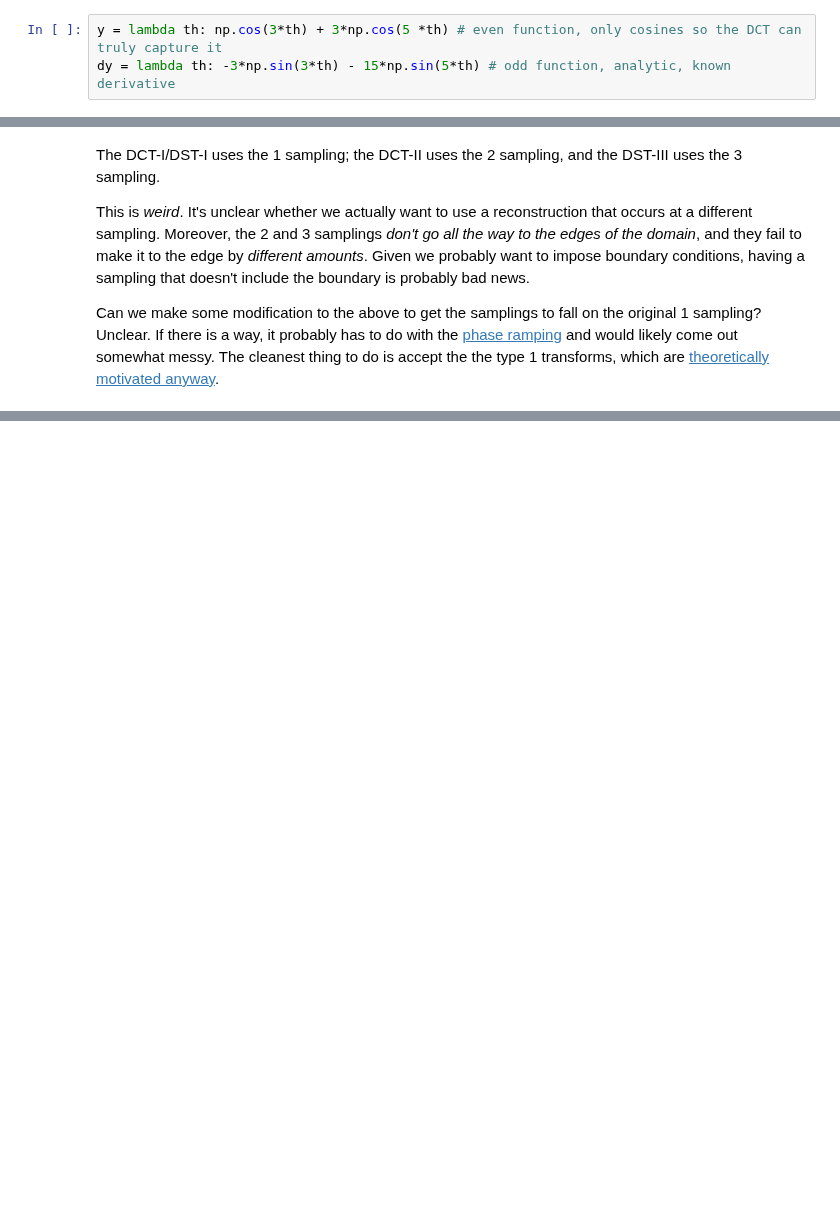
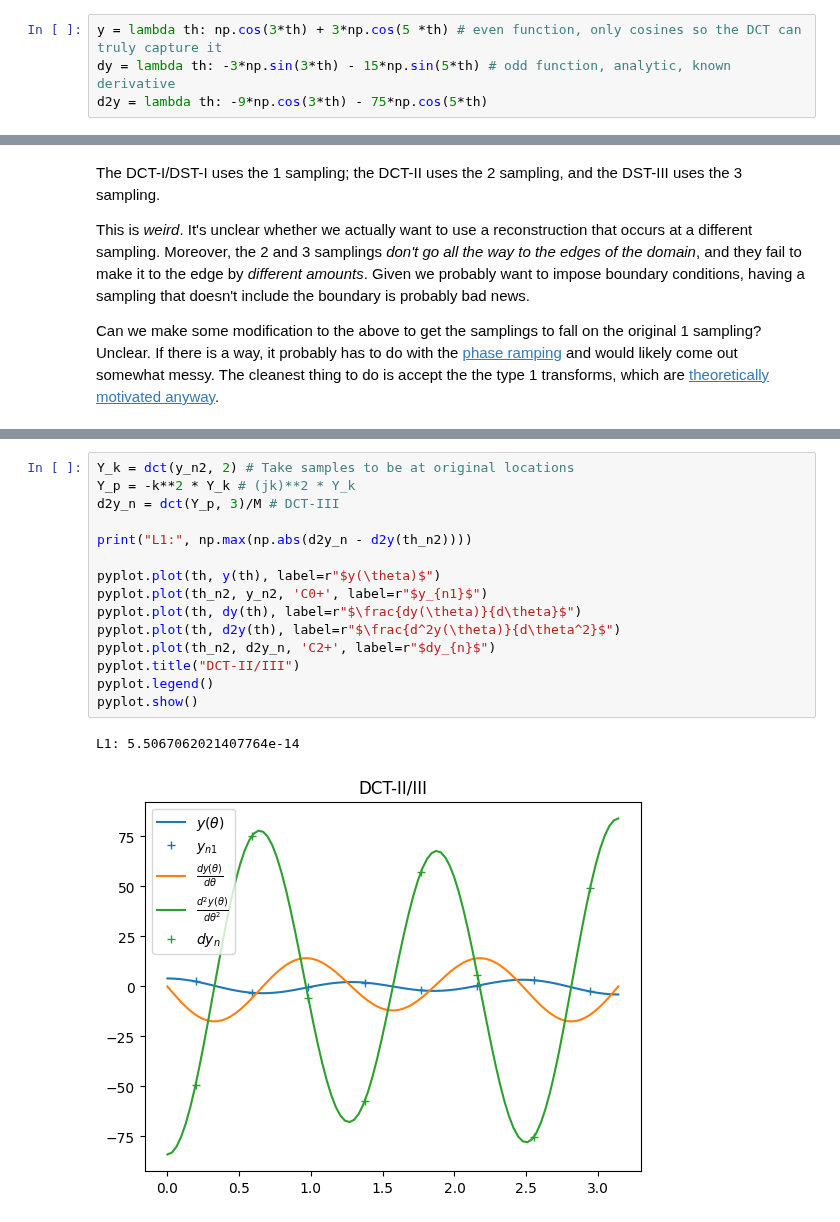
Before and after one commit to pavelkomarov/spectral-derivatives, a Jupyter notebook: notebooks/dct_types_extension_experiments.ipynb, the cells around one changed output, grey strips where cells are left out. Cells and saved outputs as stored; diff of their text form; blank space fills up the shorter version.

```diff
--- a/notebooks/dct_types_extension_experiments.ipynb
+++ b/notebooks/dct_types_extension_experiments.ipynb
@@ -20,6 +20,7 @@ We'll define a function that's *even* on $[0, 2\pi)$, so we can take its 1st der
 # %%
 y = lambda th: np.cos(3*th) + 3*np.cos(5 *th) # even function, only cosines so the DCT can truly capture it
 dy = lambda th: -3*np.sin(3*th) - 15*np.sin(5*th) # odd function, analytic, known derivative
+d2y = lambda th: -9*np.cos(3*th) - 75*np.cos(5*th)
 # %% [markdown]
 ## DCT-I/DST-I
 
@@ -133,0 +174,18 @@ Can we make some modification to the above to get the samplings to fall on the o
+# %%
+Y_k = dct(y_n2, 2) # Take samples to be at original locations
+Y_p = -k**2 * Y_k # (jk)**2 * Y_k
+d2y_n = dct(Y_p, 3)/M # DCT-III
+
+print("L1:", np.max(np.abs(d2y_n - d2y(th_n2))))
+
+pyplot.plot(th, y(th), label=r"$y(\theta)$")
+pyplot.plot(th_n2, y_n2, 'C0+', label=r"$y_{n1}$")
+pyplot.plot(th, dy(th), label=r"$\frac{dy(\theta)}{d\theta}$")
+pyplot.plot(th, d2y(th), label=r"$\frac{d^2y(\theta)}{d\theta^2}$")
+pyplot.plot(th_n2, d2y_n, 'C2+', label=r"$dy_{n}$")
+pyplot.title("DCT-II/III")
+pyplot.legend()
+pyplot.show()
+# %% [output]
+L1: 5.5067062021407764e-14
+[figure, added]
```
Also changed, not shown: parts of 6 cells of this notebook, 1 other file.
